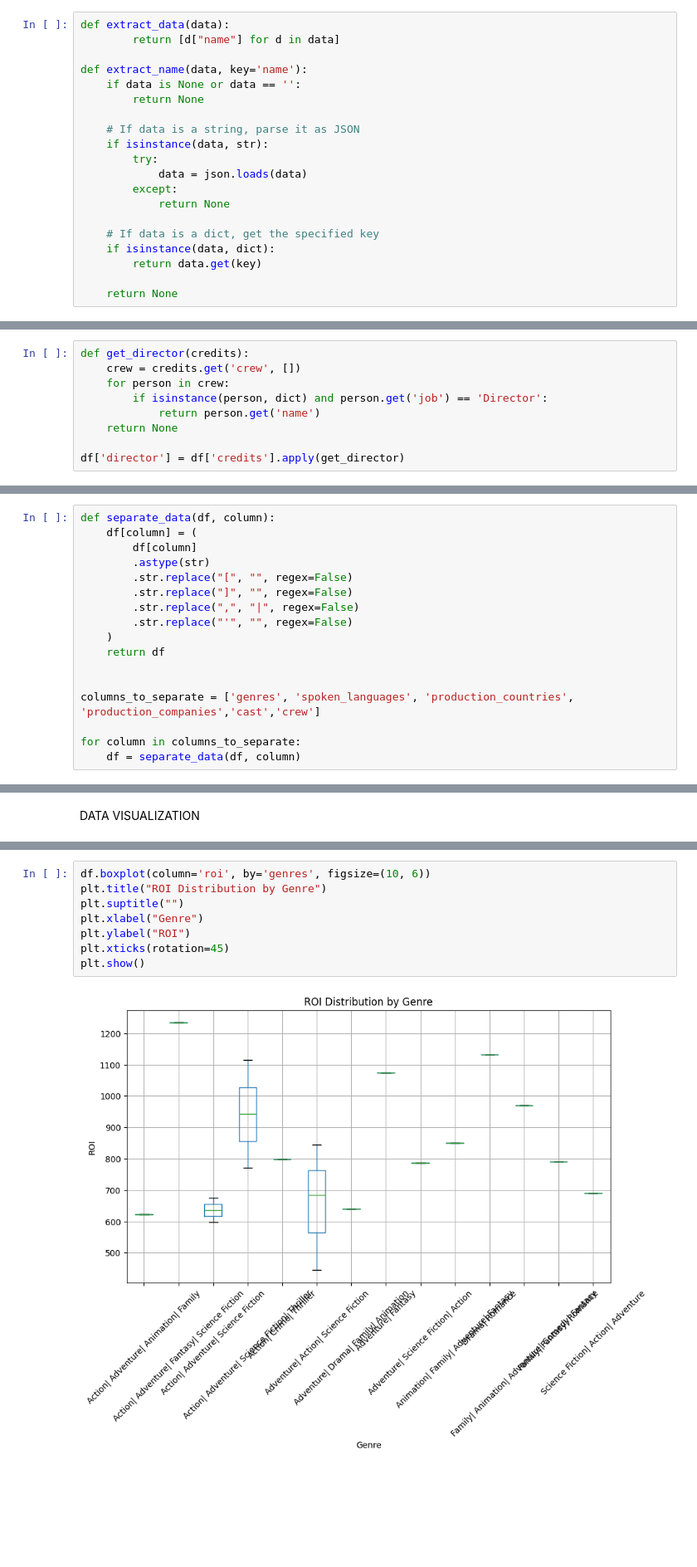
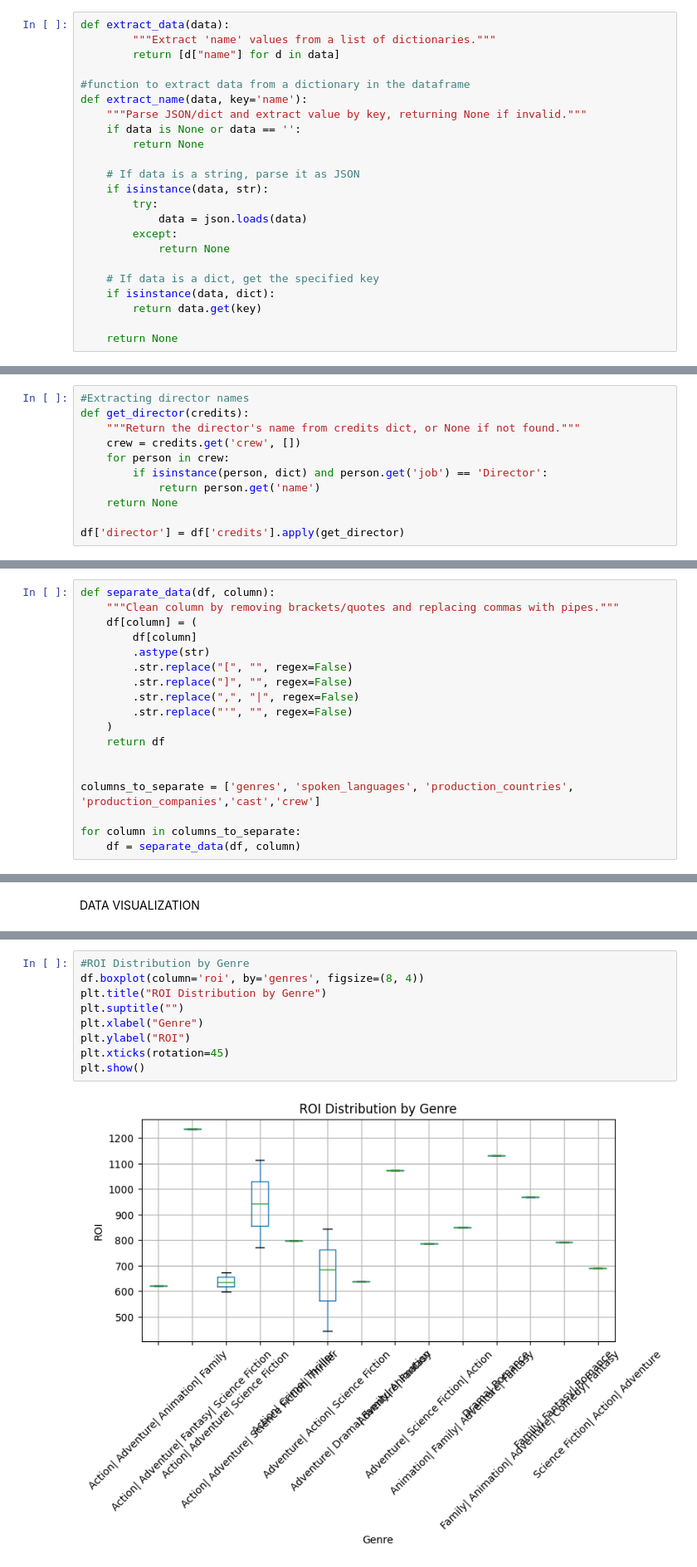
Before and after one commit to Richard-Sarfo/Movie_Analysis-, a Jupyter notebook: Movie_Analysis.ipynb, the cells around one changed output, grey strips where cells are left out. Shown at 83% size. Cells and saved outputs as stored; diff of their text form; blank space fills up the shorter version.

```diff
--- a/Movie_Analysis.ipynb
+++ b/Movie_Analysis.ipynb
@@ -89,9 +94,12 @@ Index(['backdrop_path', 'belongs_to_collection', 'budget', 'genres', 'id',
       dtype='object')
 # %%
 def extract_data(data):
+        """Extract 'name' values from a list of dictionaries."""
         return [d["name"] for d in data]
 
+#function to extract data from a dictionary in the dataframe
 def extract_name(data, key='name'):
+    """Parse JSON/dict and extract value by key, returning None if invalid."""
     if data is None or data == '':
         return None
 
@@ -166,5 +216,7 @@ Name: credits, dtype: object
 # %%
+#Extracting director names
 def get_director(credits):
+    """Return the director's name from credits dict, or None if not found."""
     crew = credits.get('crew', [])
     for person in crew:
         if isinstance(person, dict) and person.get('job') == 'Director':
@@ -184,6 +236,7 @@ df.head()
 5 rows × 27 columns
 # %%
 def separate_data(df, column):
+    """Clean column by removing brackets/quotes and replacing commas with pipes."""
     df[column] = (
         df[column]
         .astype(str)
@@ -586,13 +652,14 @@ plt.show()
 # %%
-df.boxplot(column='roi', by='genres', figsize=(10, 6))
+#ROI Distribution by Genre
+df.boxplot(column='roi', by='genres', figsize=(8, 4))
 plt.title("ROI Distribution by Genre")
 plt.suptitle("")
 plt.xlabel("Genre")
 plt.ylabel("ROI")
 plt.xticks(rotation=45)
 plt.show()
 # %% [output]
-[figure, old version]
+[figure, new version]
 # %%
 #Popularity vs Rating
 plt.figure()
```
Also changed, not shown: parts of 25 cells of this notebook, 1 other file.
